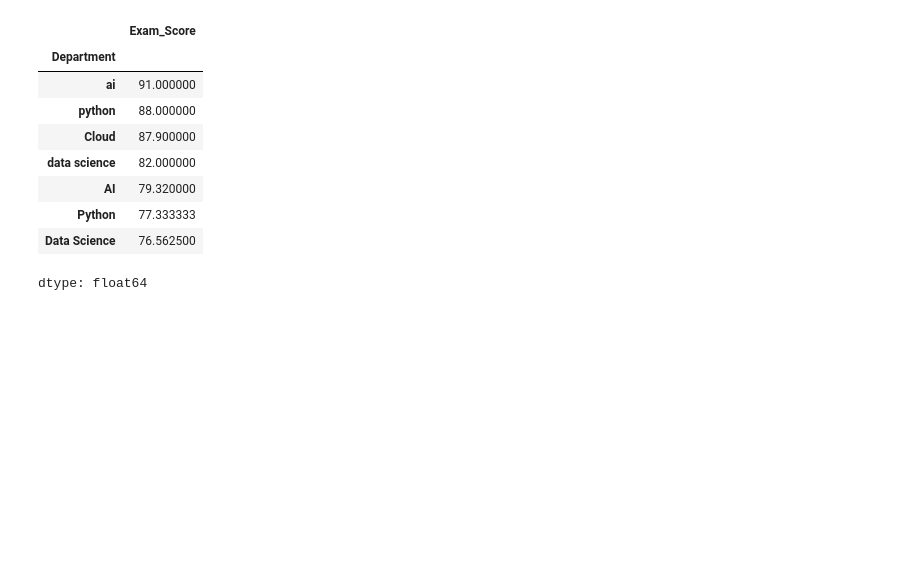
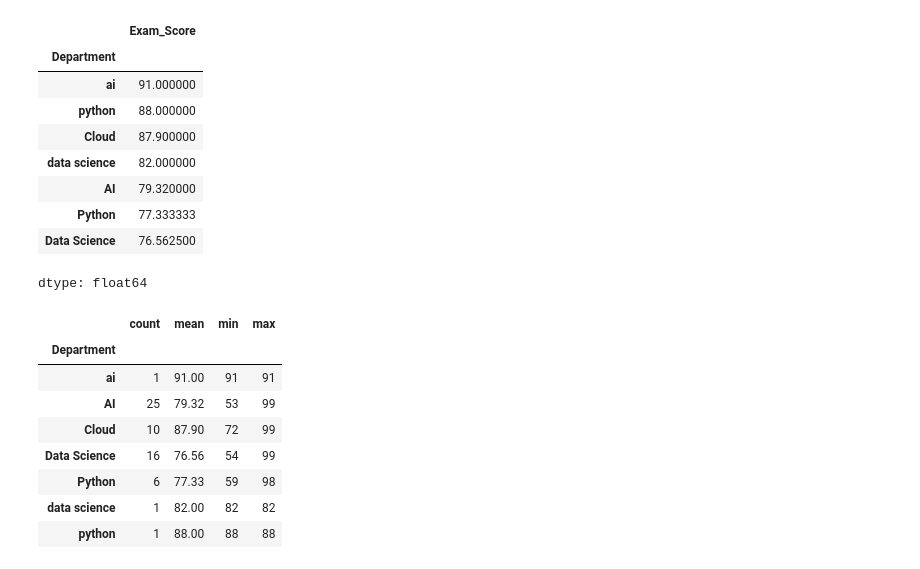
Before and after one commit to Nuthana1234/Calibo_assignment_practice, a Jupyter notebook: calibo_session_21/9/2026-23/9/26.ipynb, the cells around one changed output. Cells and saved outputs as stored; diff of their text form; code cells hidden in the pictures; blank space fills up the shorter version.

```diff
--- a/calibo_session_21/9/2026-23/9/26.ipynb
+++ b/calibo_session_21/9/2026-23/9/26.ipynb
@@ -794,3 +794,21 @@ dept_avg
 | Python | 77.333333 |
 | Data Science | 76.562500 |
 dtype: float64
+# %%
+clean = df.copy()
+dept_avg = (
+    clean.groupby("Department")["Exam_Score"]
+    .agg(["count","mean","min","max"])
+    .round(2)
+)
+dept_avg
+# %% [output]
+|  | count | mean | min | max |
+| Department |  |  |  |  |
+| ai | 1 | 91.00 | 91 | 91 |
+| AI | 25 | 79.32 | 53 | 99 |
+| Cloud | 10 | 87.90 | 72 | 99 |
+| Data Science | 16 | 76.56 | 54 | 99 |
+| Python | 6 | 77.33 | 59 | 98 |
+| data science | 1 | 82.00 | 82 | 82 |
+| python | 1 | 88.00 | 88 | 88 |
```
